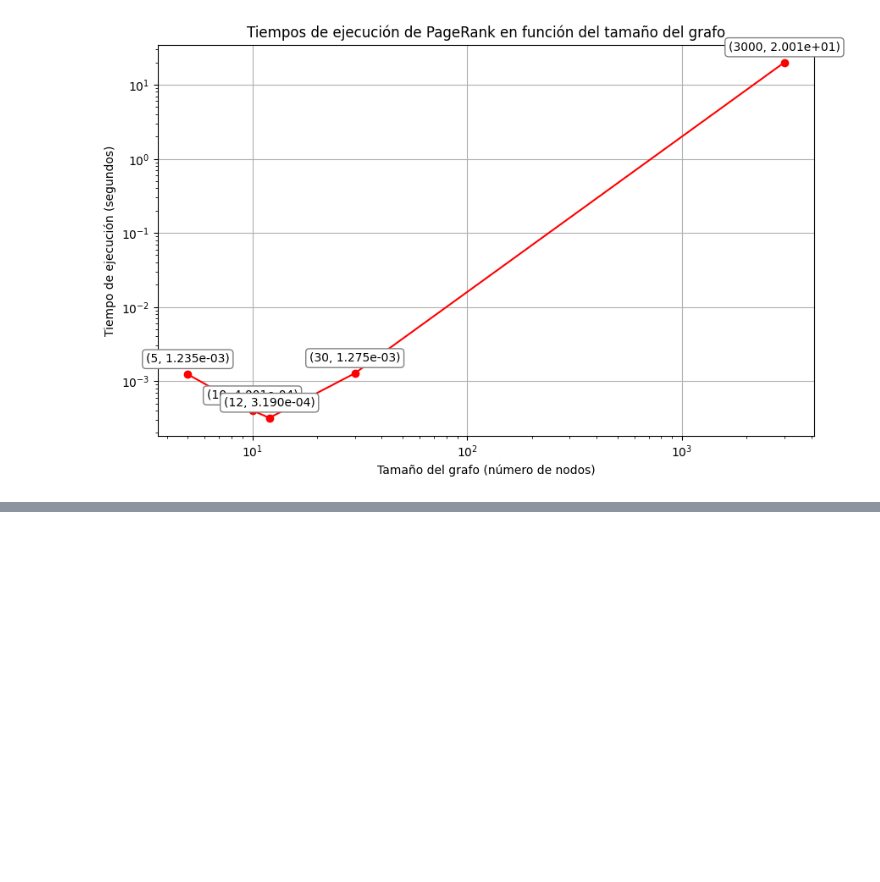
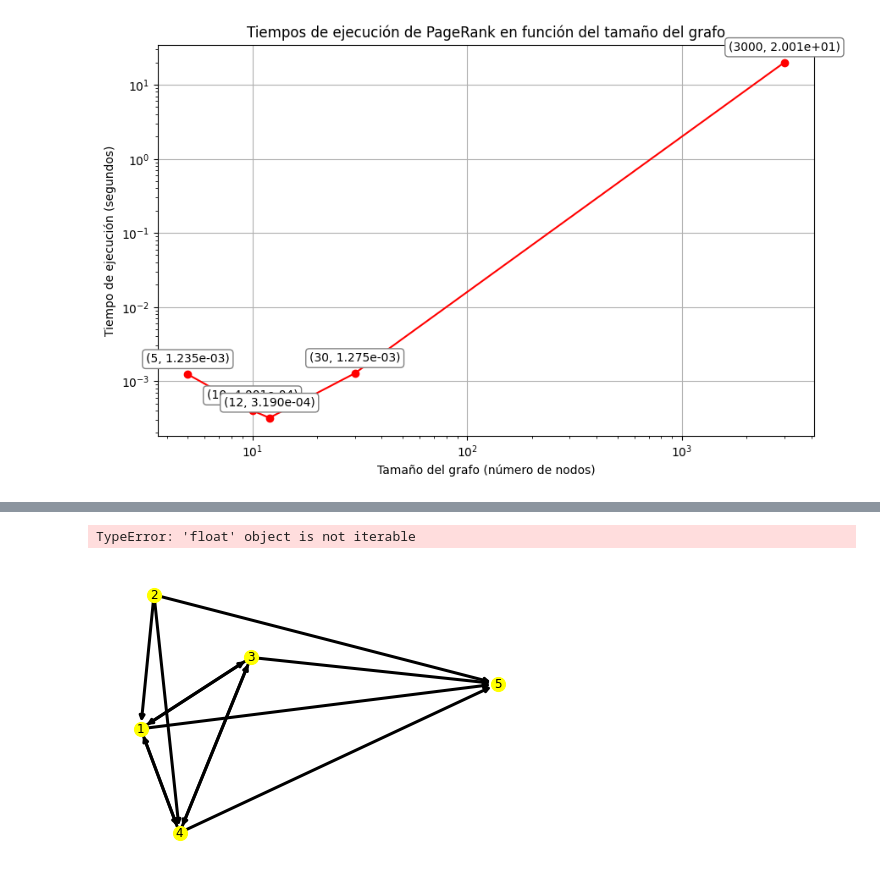
Before and after one commit to pedrobergaglio/algebra-lineal-computacional-2024, a Jupyter notebook: analisis_cuantitativo.ipynb, the cells around one changed output, grey strips where cells are left out. Cells and saved outputs as stored; diff of their text form; code cells hidden in the pictures; blank space fills up the shorter version.

```diff
--- a/analisis_cuantitativo.ipynb
+++ b/analisis_cuantitativo.ipynb
@@ -228,0 +304,54 @@ plt.show()
+# %%
+import numpy as np
+import matplotlib.pyplot as plt
+from mpl_toolkits.mplot3d import Axes3D
+
+# Define function to read graph files and calculate ranking
+def f(p_values, archivo):
+    x1 = []  # List to store results for each combination
+    x2=[]
+    x3=[]
+    for p in p_values:
+            W = leer_archivo(archivo)  # Read the matrix for this index
+            _, result = calcularRanking(W, p)  # Calculate the result
+            x1.append(result.max())  # Append the maximum ranking to the list
+            result -= [result.max()]
+            x2.append((result).max())
+            result -= [result.max()]
+            x3.append((result).max())
+    return x1, x2, x3
+
+print("f(0,5, test aleatorio)", f(0.5, './tests/test_aleatorio.txt'))
+
+# Define values for parameter p
+p = np.linspace(0, 1, 7)[1:6]
+
+# Define list of graph files
+archivos_grafos = ['./tests/test_aleatorio.txt', './tests/mathworld_grafo.txt', './tests/test_dosestrellas.txt', './tests/instagram_famosos_grafo.txt']
+
+# Define parameter p
+parametro_p = 0.85
+
+# Get sizes of graphs
+tamanos_grafos = [leer_archivo(archivo_grafo).shape[0] for archivo_grafo in archivos_grafos]
+
+# Calculate rankings
+X = f(p, tamanos_grafos)
+
+# Create meshgrid for plotting
+P, T = np.meshgrid(p, tamanos_grafos)
+
+# Plot the 3D surface
+fig = plt.figure()
+ax = fig.add_subplot(111, projection='3d')
+ax.plot_surface(P, T, np.array(X).reshape(P.shape), cmap='viridis')
+
+# Set labels and title
+ax.set_xlabel('p')
+ax.set_ylabel('Number of Nodes')
+ax.set_zlabel('Ranking')
+ax.set_title('3D Plot of Ranking vs p and Number of Nodes')
+
+plt.show()
+# %% [output]
+TypeError: 'float' object is not iterable
@@ -228,0 +372,21 @@ plt.show()
+# %%
+import matplotlib.pyplot as plt
+import time
+from funciones import *
+
+
+# pongo todos los grafos juntos
+archivos_grafos = ['./tests/mathworld_grafo.txt' , './tests/test_dosestrellas.txt', './tests/instagram_famosos_grafo.txt', './tests/test_30_segundos.txt']  # Reemplaza con los nombres de tus archivos de grafo
+parametro_p = 0.85
+
+# me armo lista svacias para pondes despues lo datos que me genere y asi poder graficarlos
+ranking_ejecucion = []
+tamanos_grafos = []
+
+#for archivo_grafo in archivos_grafos:
+
+W = leer_archivo('./tests/test_aleatorio.txt')
+
+dibujarGrafo(W, print_ejes=False)
+# %% [output]
+[figure, added]
```
Also changed, not shown: parts of 12 cells of this notebook, 2 other files.
